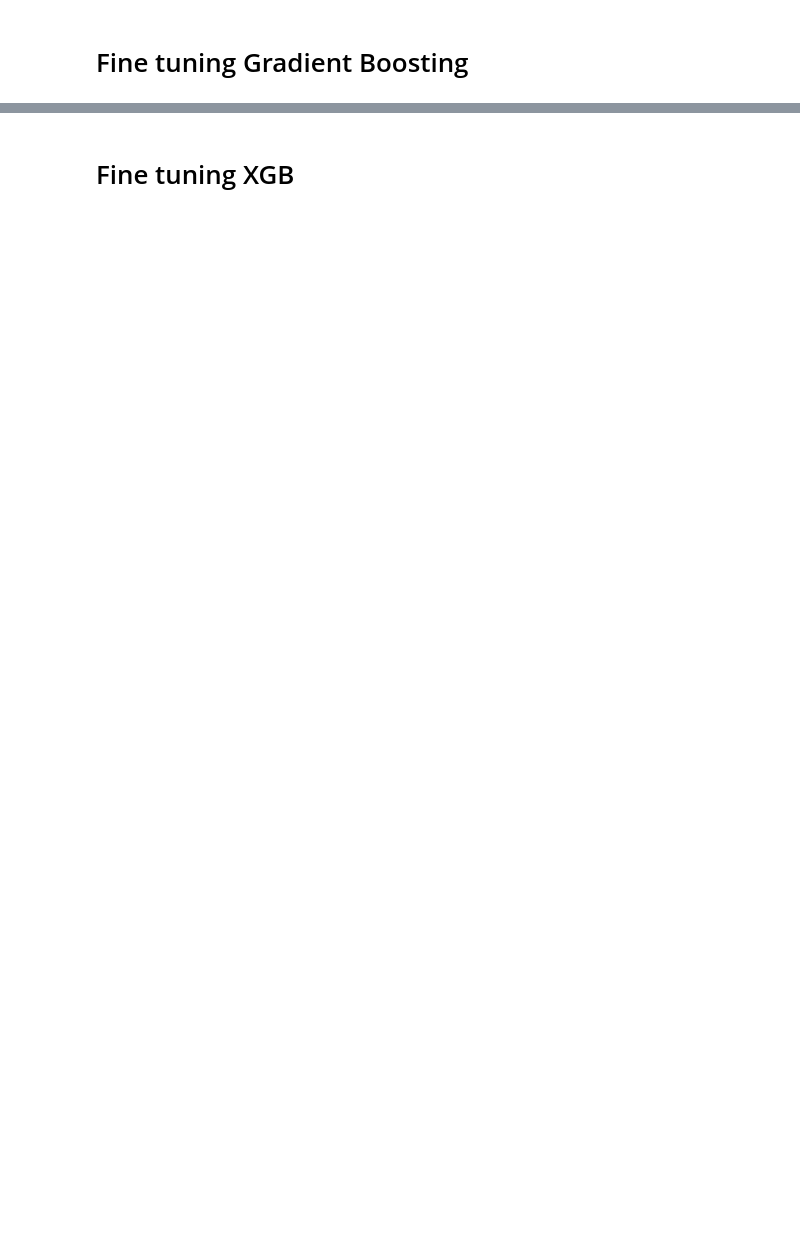
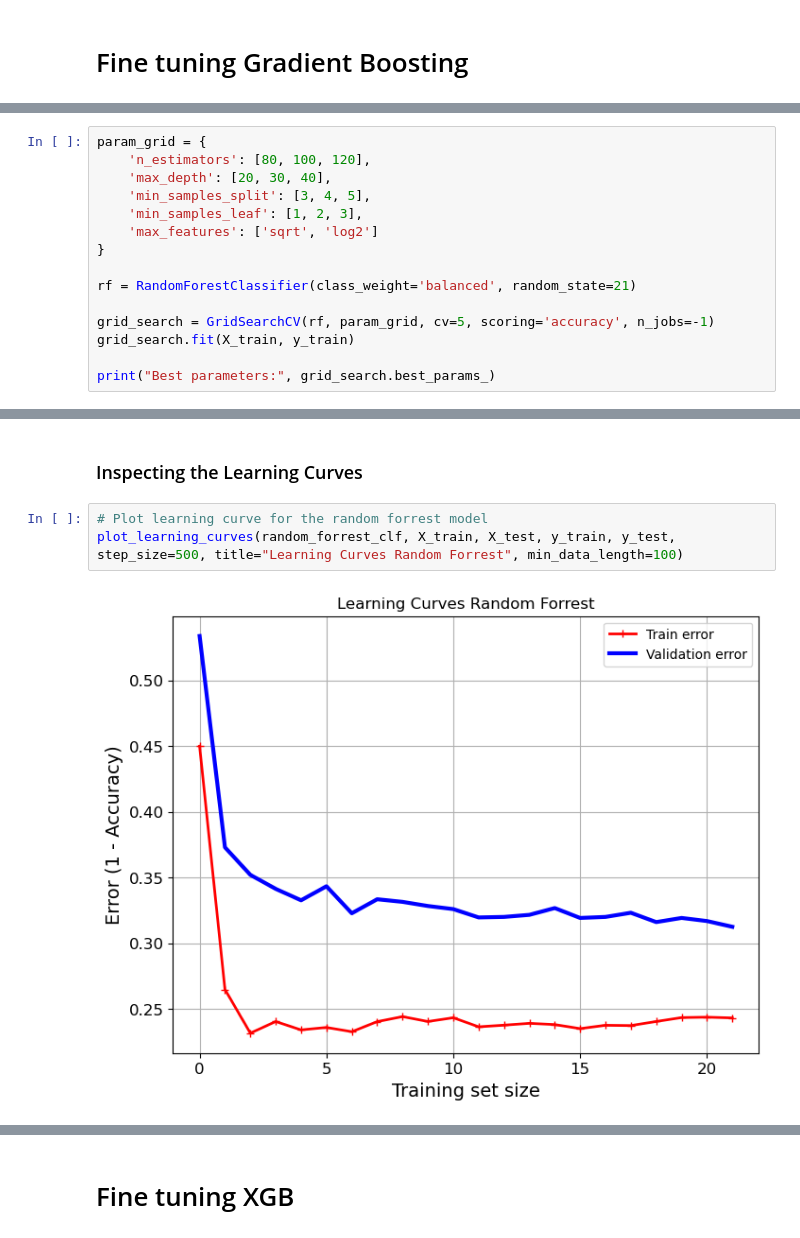
Before and after one commit to Hakonimatata/MachineLearning, a Jupyter notebook: Assignment_1/Assignment1.ipynb, the cells around one changed output, grey strips where cells are left out. Drawn from its saved outputs; the diff is of its cells as text; blank space fills up the shorter version.

```diff
--- a/Assignment_1/Assignment1.ipynb
+++ b/Assignment_1/Assignment1.ipynb
@@ -567,0 +594,15 @@ weighted avg       0.74      0.72      0.72      2533
+# %%
+param_grid = {
+    'n_estimators': [80, 100, 120],
+    'max_depth': [20, 30, 40],
+    'min_samples_split': [3, 4, 5],
+    'min_samples_leaf': [1, 2, 3],
+    'max_features': ['sqrt', 'log2']
+}
+
+rf = RandomForestClassifier(class_weight='balanced', random_state=21)
+
+grid_search = GridSearchCV(rf, param_grid, cv=5, scoring='accuracy', n_jobs=-1)
+grid_search.fit(X_train, y_train)
+
+print("Best parameters:", grid_search.best_params_)
@@ -567,0 +684,7 @@ weighted avg       0.74      0.72      0.72      2533
+# %% [markdown]
+### Inspecting the Learning Curves
+# %%
+# Plot learning curve for the random forrest model
+plot_learning_curves(random_forrest_clf, X_train, X_test, y_train, y_test, step_size=500, title="Learning Curves Random Forrest", min_data_length=100)
+# %% [output]
+[figure, added]
```
Also changed, not shown: parts of 33 cells of this notebook.
